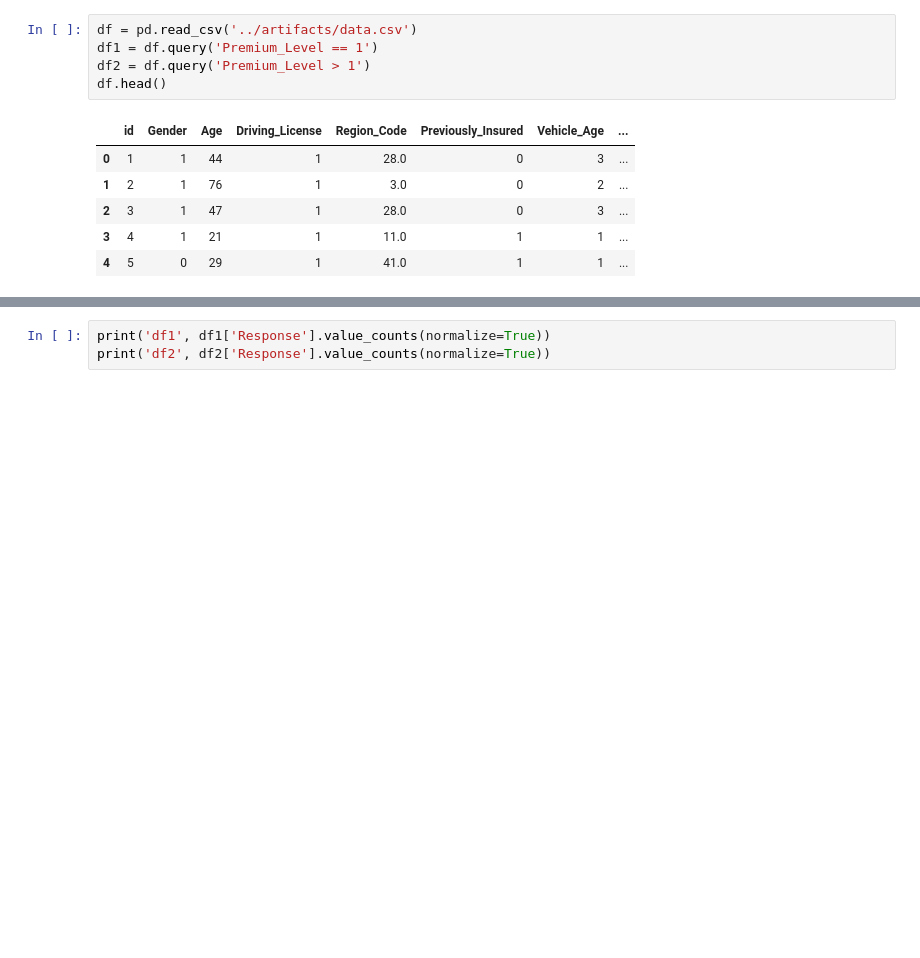
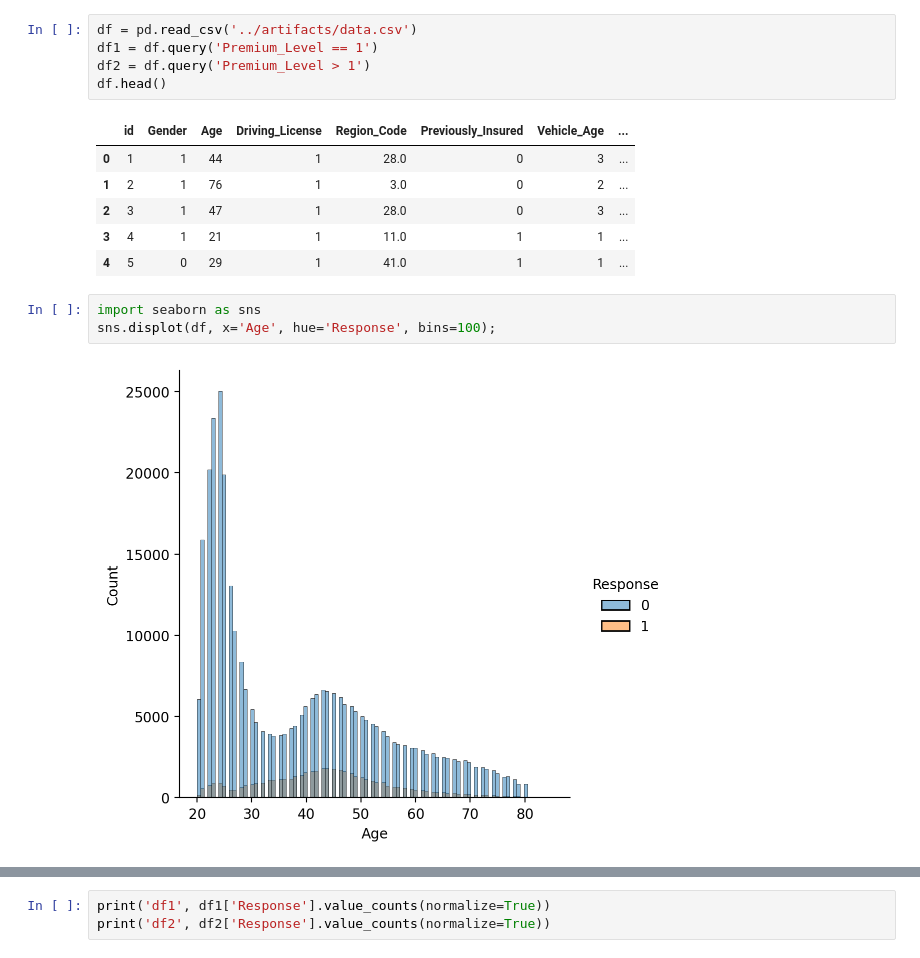
Before and after one commit to shashankgarewal/Health_Insurance_Cross_Sell_Predictor, a Jupyter notebook: notebook/modeling_2025.ipynb, the cells around one changed output, grey strips where cells are left out. Saved outputs shown, nothing was run; the diff lists cells and outputs as text; blank space fills up the shorter version.

```diff
--- a/notebook/modeling_2025.ipynb
+++ b/notebook/modeling_2025.ipynb
@@ -34,3 +34,8 @@ df.head()
 | 2 | 3 | 1 | 47 | 1 | 28.0 | 0 | 3 | ... |
 | 3 | 4 | 1 | 21 | 1 | 11.0 | 1 | 1 | ... |
 | 4 | 5 | 0 | 29 | 1 | 41.0 | 1 | 1 | ... |
+# %%
+import seaborn as sns
+sns.displot(df, x='Age', hue='Response', bins=100);
+# %% [output]
+[figure, added]
```
Also changed, not shown: parts of 34 cells of this notebook.
